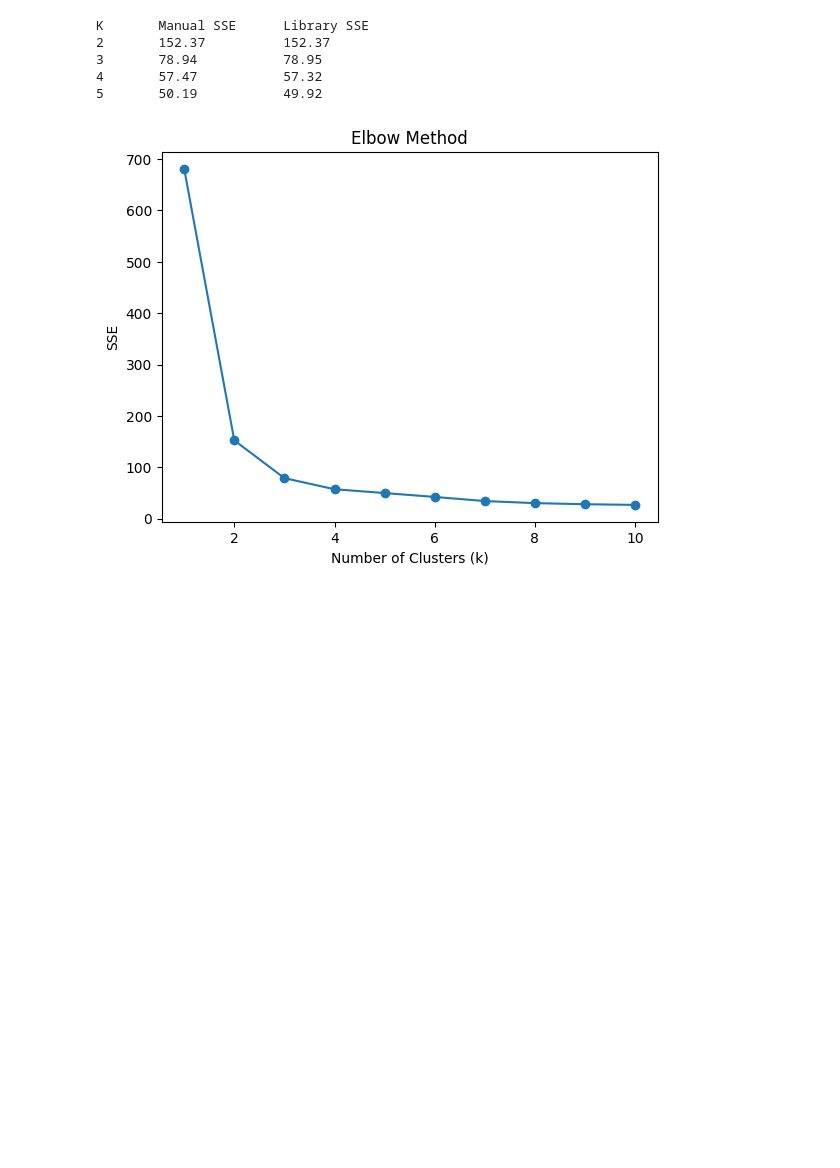
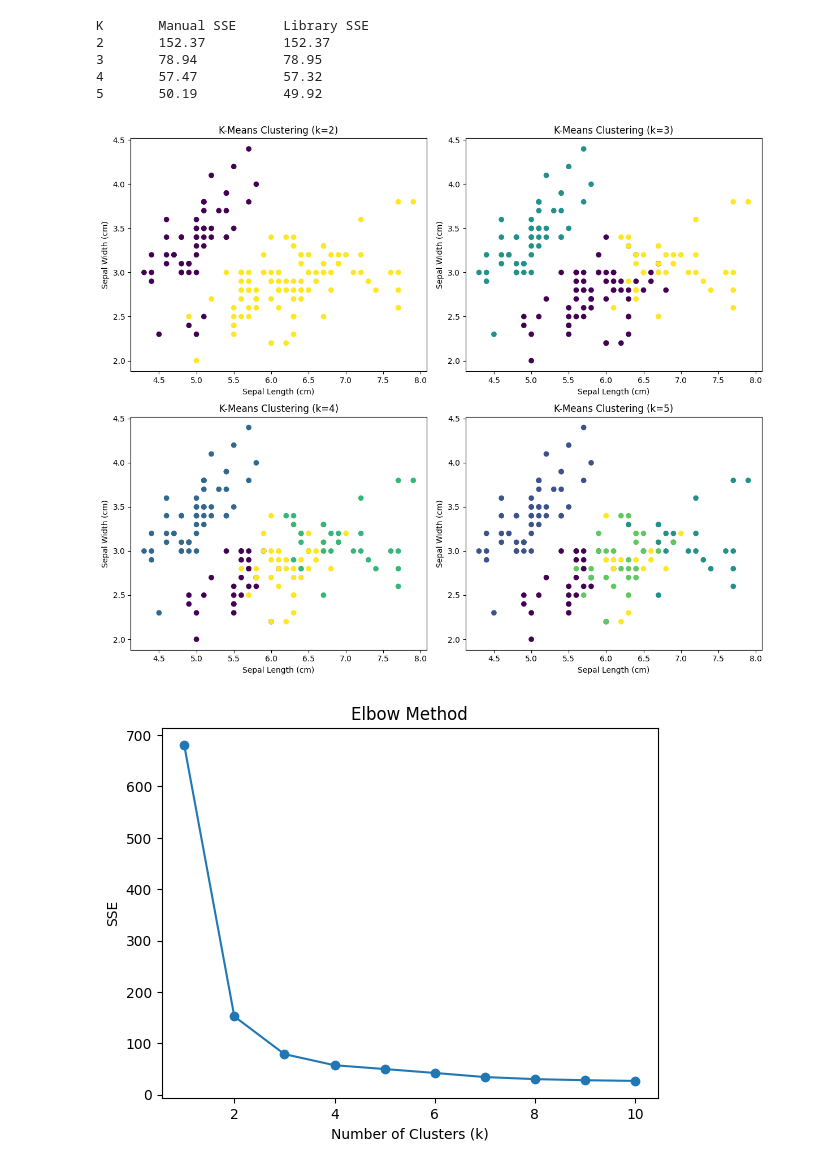
Before and after one commit to palakkhatri18/ML-FILE, a Jupyter notebook: ml_12_new.ipynb, the cells around one changed output. Saved outputs shown, nothing was run; the diff lists cells and outputs as text; code cells hidden in the pictures; blank space fills up the shorter version.

```diff
--- a/ml_12_new.ipynb
+++ b/ml_12_new.ipynb
@@ -90,6 +90,24 @@ K       Manual SSE      Library SSE
 3       78.94           78.95
 4       57.47           57.32
 5       50.19           49.92
+# %%
+fig, axes = plt.subplots(2, 2, figsize=(12, 10))
+k_values = [2, 3, 4, 5]
+axes = axes.flatten()
+
+for i, k in enumerate(k_values):
+    kmeans = KMeans(n_clusters=k, random_state=0)
+    labels = kmeans.fit_predict(X)
+
+    axes[i].scatter(df['SepalLength'], df['SepalWidth'], c=labels, cmap='viridis')
+    axes[i].set_title(f'K-Means Clustering (k={k})')
+    axes[i].set_xlabel('Sepal Length (cm)')
+    axes[i].set_ylabel('Sepal Width (cm)')
+
+plt.tight_layout()
+plt.show()
+# %% [output]
+[figure, added]
 # %%
 sse = []
 for k in range(1, 11):
```
